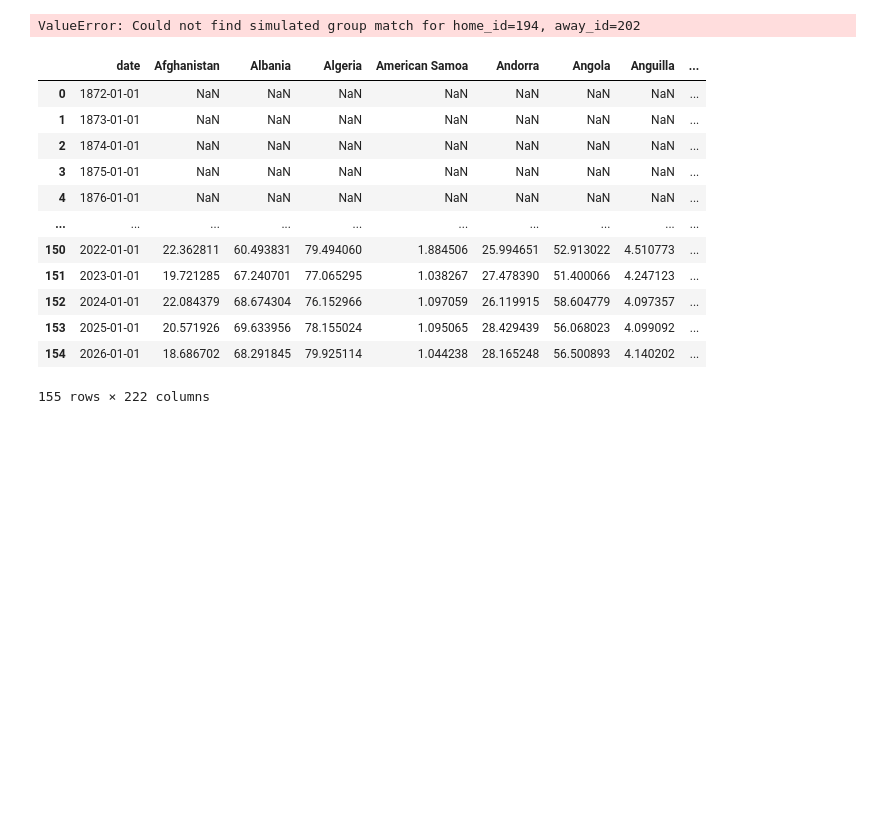
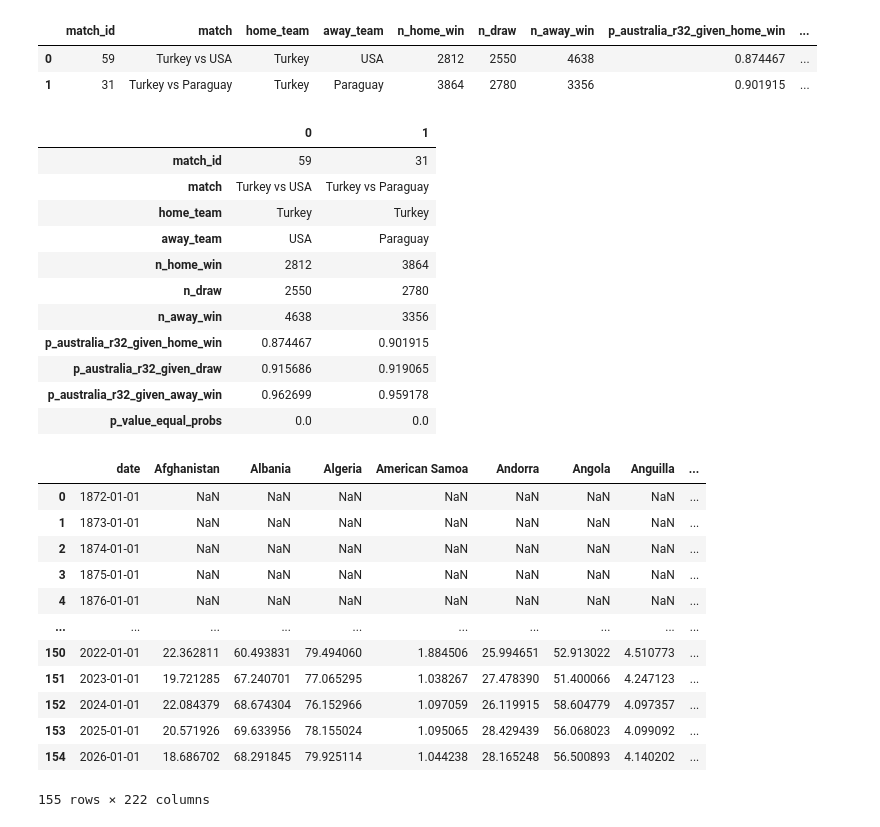
Before and after one commit to rwarneke/football_model, a Jupyter notebook: scratch.ipynb, the cells around one changed output. Cells and saved outputs as stored; diff of their text form; code cells hidden in the pictures; blank space fills up the shorter version.

Commit message:
matches

```diff
--- a/scratch.ipynb
+++ b/scratch.ipynb
@@ -55,13 +55,21 @@ def find_group_match_outcome(sim_record, home_id, away_id):
     for match in sim_record["m"]:
         if match[0] != group_stage_id:
             continue
-        if match[2] == home_id and match[3] == away_id:
-            home_score = int(match[4])
-            away_score = int(match[5])
+        sim_home_id = int(match[2])
+        sim_away_id = int(match[3])
+        home_score = int(match[4])
+        away_score = int(match[5])
+        if sim_home_id == home_id and sim_away_id == away_id:
             if home_score > away_score:
                 return "home_win"
             if away_score > home_score:
                 return "away_win"
+            return "draw"
+        if sim_home_id == away_id and sim_away_id == home_id:
+            if home_score > away_score:
+                return "away_win"
+            if away_score > home_score:
+                return "home_win"
             return "draw"
     raise ValueError(f"Could not find simulated group match for home_id={home_id}, away_id={away_id}")
 
@@ -114,7 +122,24 @@ australia_group_match_matter_df = (
 
 australia_group_match_matter_df
 # %% [output]
-ValueError: Could not find simulated group match for home_id=194, away_id=202
+|  | match_id | match | home_team | away_team | n_home_win | n_draw | n_away_win | p_australia_r32_given_home_win | ... |
+| 0 | 59 | Turkey vs USA | Turkey | USA | 2812 | 2550 | 4638 | 0.874467 | ... |
+| 1 | 31 | Turkey vs Paraguay | Turkey | Paraguay | 3864 | 2780 | 3356 | 0.901915 | ... |
+# %%
+australia_group_match_matter_df.T
+# %% [output]
+|  | 0 | 1 |
+| match_id | 59 | 31 |
+| match | Turkey vs USA | Turkey vs Paraguay |
+| home_team | Turkey | Turkey |
+| away_team | USA | Paraguay |
+| n_home_win | 2812 | 3864 |
+| n_draw | 2550 | 2780 |
+| n_away_win | 4638 | 3356 |
+| p_australia_r32_given_home_win | 0.874467 | 0.901915 |
+| p_australia_r32_given_draw | 0.915686 | 0.919065 |
+| p_australia_r32_given_away_win | 0.962699 | 0.959178 |
+| p_value_equal_probs | 0.0 | 0.0 |
 # %%
 import pandas as pd
 
```
Also changed, not shown: 22 other files.
